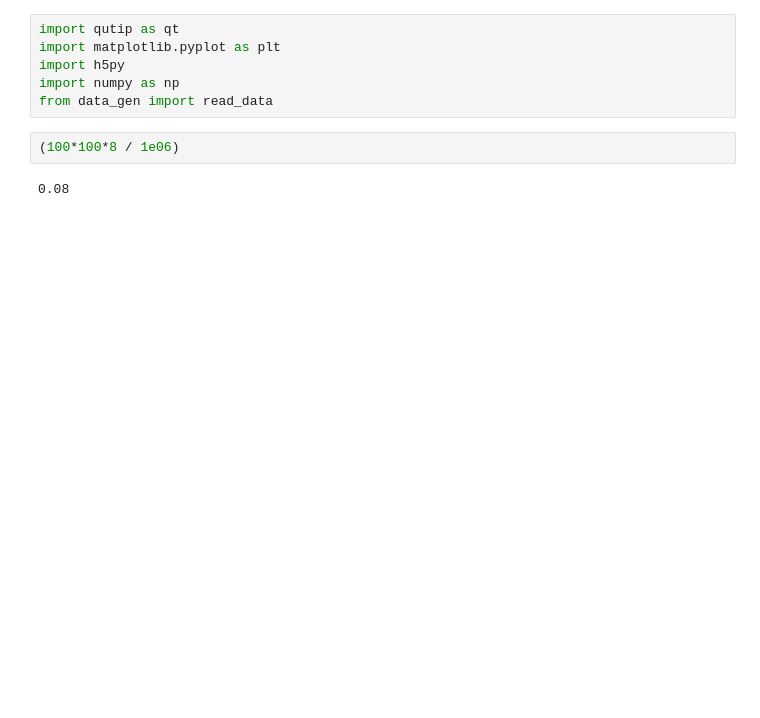
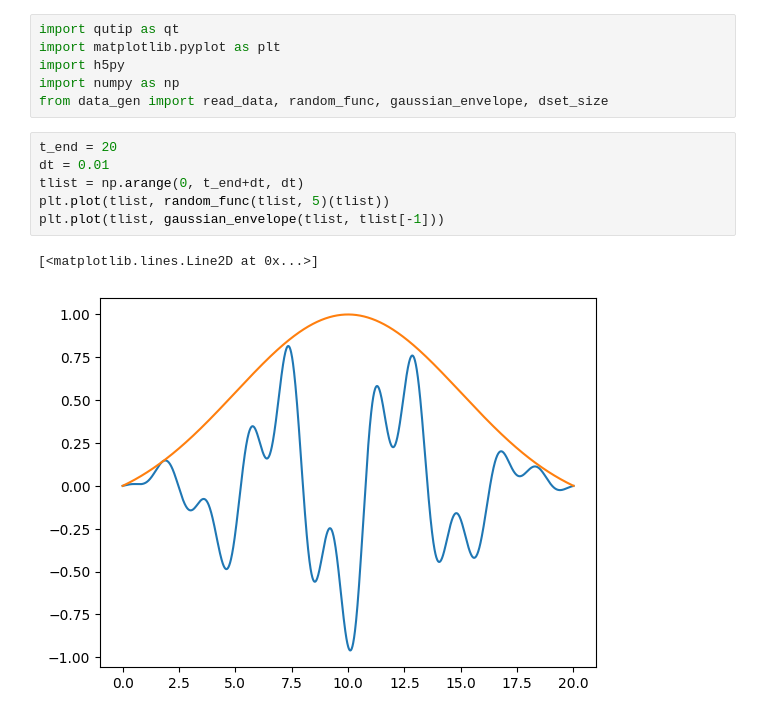
Before and after one commit to eliweissler/CSCI_5576_HW, a Jupyter notebook: final_project/test.ipynb, the cells around one changed output. Drawn from its saved outputs; the diff is of its cells as text; blank space fills up the shorter version.

```diff
--- a/final_project/test.ipynb
+++ b/final_project/test.ipynb
@@ -3,11 +3,16 @@ import qutip as qt
 import matplotlib.pyplot as plt
 import h5py
 import numpy as np
-from data_gen import read_data
+from data_gen import read_data, random_func, gaussian_envelope, dset_size
-# %%
-(100*100*8 / 1e06)
-# %% [output]
-0.08
+# %%
+t_end = 20
+dt = 0.01
+tlist = np.arange(0, t_end+dt, dt)
+plt.plot(tlist, random_func(tlist, 5)(tlist))
+plt.plot(tlist, gaussian_envelope(tlist, tlist[-1]))
+# %% [output]
+[<matplotlib.lines.Line2D at 0x...>]
+[figure, added]
 # %%
 i = 2
 states, H = read_data("data.hdf5", 2, "train", i, i+1)
```
Also changed, not shown: parts of 4 cells of this notebook, 3 other files.
